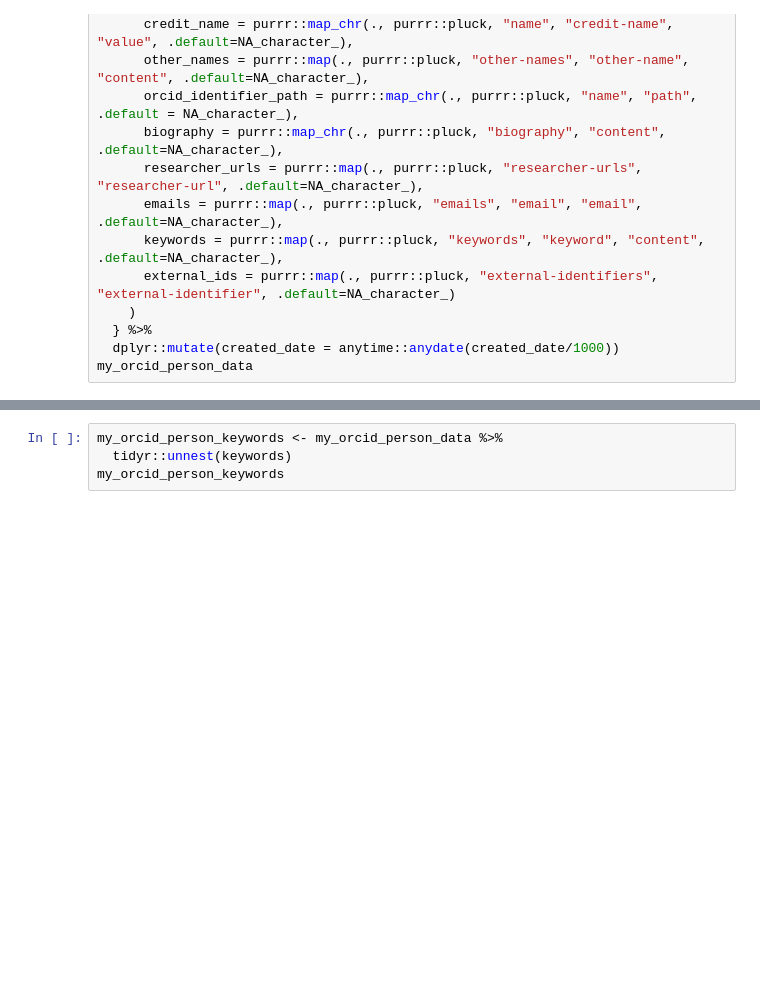
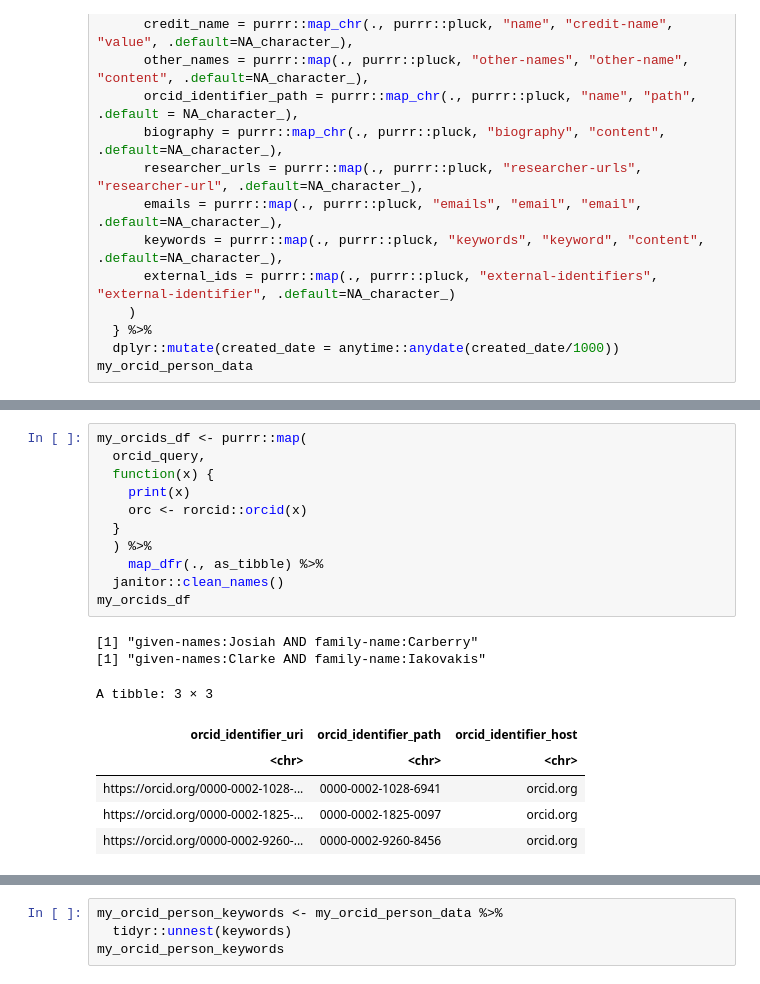
Before and after one commit to ciakovx/ciakovx.github.io, a Jupyter notebook: rorcid.ipynb, the cells around one changed output, grey strips where cells are left out. Drawn from its saved outputs; the diff is of its cells as text; blank space fills up the shorter version.

```diff
--- a/rorcid.ipynb
+++ b/rorcid.ipynb
@@ -571,0 +601,20 @@ my_orcid_person_data
+# %%
+my_orcids_df <- purrr::map(
+  orcid_query,
+  function(x) {
+    print(x)
+    orc <- rorcid::orcid(x)
+  }
+  ) %>%
+    map_dfr(., as_tibble) %>%
+  janitor::clean_names()
+my_orcids_df
+# %% [output]
+[1] "given-names:Josiah AND family-name:Carberry"
+[1] "given-names:Clarke AND family-name:Iakovakis"
+A tibble: 3 × 3
+| orcid_identifier_uri | orcid_identifier_path | orcid_identifier_host |
+| <chr> | <chr> | <chr> |
+| https://orcid.org/0000-0002-1028-... | 0000-0002-1028-6941 | orcid.org |
+| https://orcid.org/0000-0002-1825-... | 0000-0002-1825-0097 | orcid.org |
+| https://orcid.org/0000-0002-9260-... | 0000-0002-9260-8456 | orcid.org |
```
Also changed, not shown: parts of 16 cells of this notebook, 3 other files.
